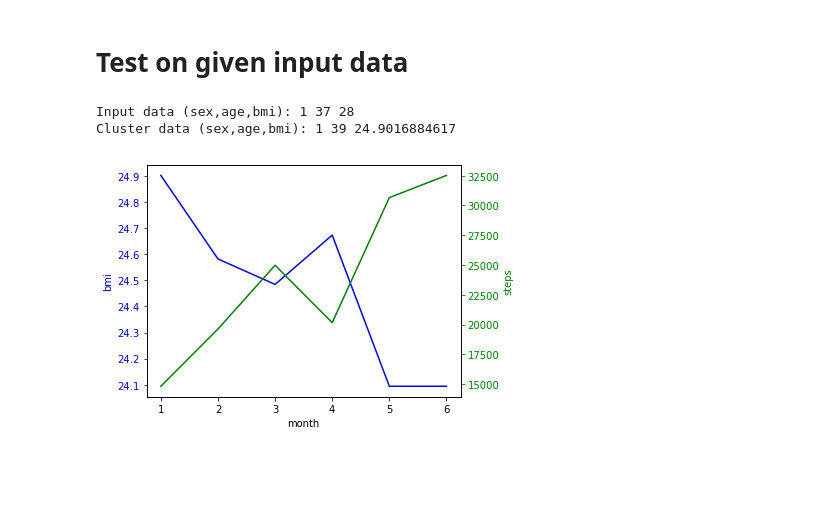
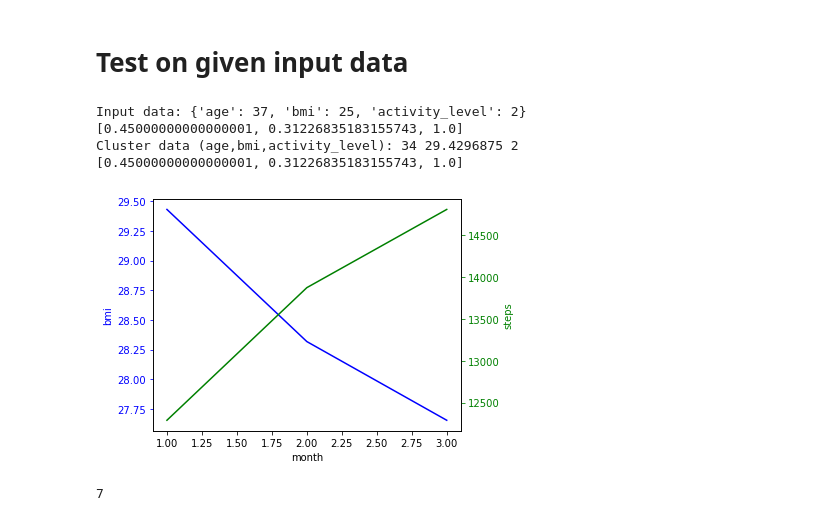
Before and after one commit to renatalucia/activity-tracker, a Jupyter notebook: clustering/users_clusters_visualize.ipynb, the cells around one changed output. Drawn from its saved outputs; the diff is of its cells as text; code cells hidden in the pictures; blank space fills up the shorter version.

```diff
--- a/clustering/users_clusters_visualize.ipynb
+++ b/clustering/users_clusters_visualize.ipynb
@@ -274,17 +363,27 @@ Cluster data (sex,age,bmi): 0 52 24.9665486029
 # %% [markdown]
 # Test on given input data
 # %%
-sex = 1
-age = 37
-bmi = 28
-print('Input data (sex,age,bmi):', sex,age,bmi)
+clustering_fields_values = {
+    #'sex': 1,
+    'age': 37,
+    'bmi': 25,
+    'activity_level': 2
+}
+print('Input data:', clustering_fields_values)
+user_steps = 12000
+recommended_seq, corr = users_clusters.recommender_user_sequence(
+    clustering_fields_values, n_months)
+print('Cluster data (age,bmi,activity_level):',
+      recommended_seq[0]['age'], recommended_seq[0]['bmi'],
+     recommended_seq[0]['activity_level'])
 
-recommended_seq, corr = users_clusters.recommender_user_sequence(sex, age, bmi, n_months)
-print('Cluster data (sex,age,bmi):',
-      recommended_seq[0]['sex'], recommended_seq[0]['age'], recommended_seq[0]['bmi'])
-
+cluster = users_clusters.get_cluster(clustering_fields_values)
 visualize_bmi_steps(pd.DataFrame(recommended_seq)[['bmi','steps']], n_months)
+print(cluster)
 # %% [output]
-Input data (sex,age,bmi): 1 37 28
-Cluster data (sex,age,bmi): 1 39 24.9016884617
+Input data: {'age': 37, 'bmi': 25, 'activity_level': 2}
+[0.45000000000000001, 0.31226835183155743, 1.0]
+Cluster data (age,bmi,activity_level): 34 29.4296875 2
+[0.45000000000000001, 0.31226835183155743, 1.0]
-[figure, old version]
+[figure, new version]
+7
```
Also changed, not shown: parts of 7 cells of this notebook, 1 other file.
